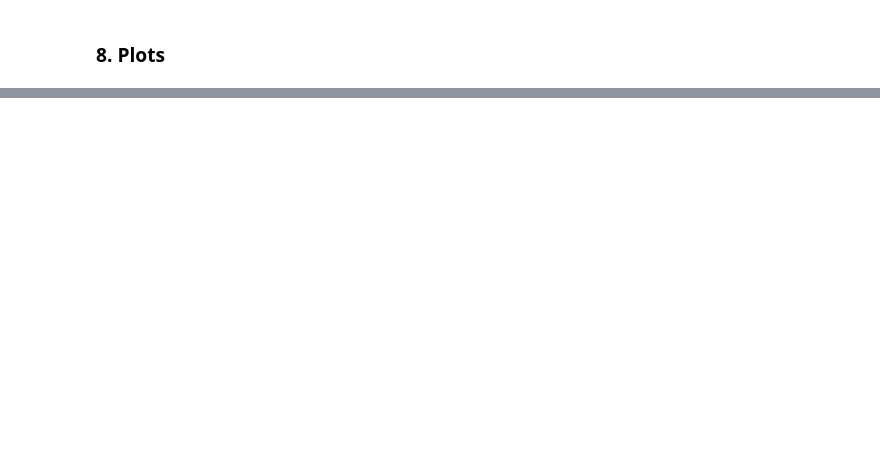
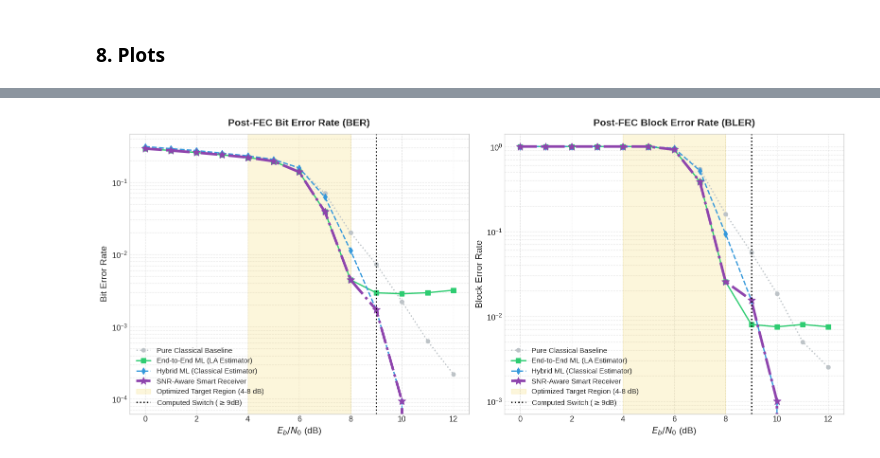
Before and after one commit to giankev/lightweight-model-for-signal-processing, a Jupyter notebook: 04_Hybrid_LA_NN_OFDM.ipynb, the cells around one changed output, grey strips where cells are left out. Saved outputs shown, nothing was run; the diff lists cells and outputs as text; code cells hidden in the pictures; blank space fills up the shorter version.

```diff
--- a/04_Hybrid_LA_NN_OFDM.ipynb
+++ b/04_Hybrid_LA_NN_OFDM.ipynb
@@ -540,0 +830,81 @@ plt.show()
+# %%
+print("\n" + "="*90)
+print("DYNAMIC SNR-AWARE RECEIVER ROUTING EVALUATION")
+print("="*90)
+
+# 1. DYNAMICALLY FIND THE OPTIMAL SWITCH THRESHOLD
+# Find the first Eb/N0 index where Hybrid ML is strictly better than End-to-End ML
+switch_idx = len(ebn0_range_post) # Default to never switching
+for i in range(len(ebn0_range_post)):
+    if hybrid_post_ber[i] < ml_post_ber[i]:
+        switch_idx = i
+        break
+
+# Determine the exact Eb/N0 threshold
+switch_thresh = ebn0_range_post[switch_idx] if switch_idx < len(ebn0_range_post) else ebn0_range_post[-1]
+print(f"Optimal Algorithmic Switch computed at: Eb/N0 >= {switch_thresh} dB\n")
+
+# 2. COMPUTE THE SMART RECEIVER ARRAYS AND PRINT LOGS
+smart_ber = []
+smart_bler = []
+
+for i, ebno in enumerate(ebn0_range_post):
+    # Routing Logic: Switch from End-to-End ML to Hybrid ML
+    if ebno < switch_thresh:
+        s_ber, s_bler = ml_post_ber[i], ml_bler[i]
+        route = "E2E-ML" # Padded for clean log alignment
+    else:
+        s_ber, s_bler = hybrid_post_ber[i], hybrid_bler[i]
+        route = "HYBRID"
+
+    smart_ber.append(s_ber)
+    smart_bler.append(s_bler)
+
+    # Print the step-by-step routing decision in your original format
+    print(f"Eb/N0={ebno:4.1f} dB | BASE BER={base_post_ber[i]:.3e} | ML BER={ml_post_ber[i]:.3e} | "
+          f"HYBRID BER={hybrid_post_ber[i]:.3e} | SMART BER={s_ber:.3e} (Route: {route})")
+
+# 3. GENERATE QUALITY PLOTS
+fig, axes = plt.subplots(1, 2, figsize=(16, 7))
+
+# --- Subplot 1: Bit Error Rate (BER) ---
+ax1 = axes[0]
+ax1.semilogy(ebn0_range_post, base_post_ber, color='#bdc3c7', marker='o', linestyle=':', linewidth=2, markersize=6, label='Pure Classical Baseline')
+ax1.semilogy(ebn0_range_post, ml_post_ber, color='#2ecc71', marker='s', linestyle='-', linewidth=2, markersize=7, label='End-to-End ML (LA Estimator)')
+ax1.semilogy(ebn0_range_post, hybrid_post_ber, color='#3498db', marker='d', linestyle='--', linewidth=2, markersize=7, label='Hybrid ML (Classical Estimator)')
+
+# Plot the Smart Receiver Line (Thicker, distinct style)
+ax1.semilogy(ebn0_range_post, smart_ber, color='#8e44ad', marker='*', linestyle='-.', linewidth=4, markersize=12, label='SNR-Aware Smart Receiver')
+
+ax1.axvspan(4, 8, color='#f1c40f', alpha=0.15, label='Optimized Target Region (4-8 dB)')
+ax1.axvline(x=switch_thresh, color='black', linestyle=':', linewidth=2, label=rf'Computed Switch ($\geq${switch_thresh}dB)')
+
+ax1.set_title("Post-FEC Bit Error Rate (BER)", fontsize=15, fontweight='bold', pad=12)
+ax1.set_xlabel(r"$E_b/N_0$ (dB)", fontsize=14)
+ax1.set_ylabel("Bit Error Rate", fontsize=14)
+ax1.tick_params(axis='both', which='major', labelsize=12)
+ax1.grid(True, which="both", ls="--", alpha=0.5)
+ax1.legend(fontsize=11, loc='lower left', framealpha=0.9)
+
+# --- Subplot 2: Block Error Rate (BLER) ---
+ax2 = axes[1]
+ax2.semilogy(ebn0_range_post, base_bler, color='#bdc3c7', marker='o', linestyle=':', linewidth=2, markersize=6, label='Pure Classical Baseline')
+ax2.semilogy(ebn0_range_post, ml_bler, color='#2ecc71', marker='s', linestyle='-', linewidth=2, markersize=7, label='End-to-End ML (LA Estimator)')
+ax2.semilogy(ebn0_range_post, hybrid_bler, color='#3498db', marker='d', linestyle='--', linewidth=2, markersize=7, label='Hybrid ML (Classical Estimator)')
+
+# Plot the Smart Receiver Line
+ax2.semilogy(ebn0_range_post, smart_bler, color='#8e44ad', marker='*', linestyle='-.', linewidth=4, markersize=12, label='SNR-Aware Smart Receiver')
+
+ax2.axvspan(4, 8, color='#f1c40f', alpha=0.15, label='Optimized Target Region (4-8 dB)')
+ax2.axvline(x=switch_thresh, color='black', linestyle=':', linewidth=2, label=rf'Computed Switch ($\geq${switch_thresh}dB)')
+
+ax2.set_title("Post-FEC Block Error Rate (BLER)", fontsize=15, fontweight='bold', pad=12)
+ax2.set_xlabel(r"$E_b/N_0$ (dB)", fontsize=14)
+ax2.set_ylabel("Block Error Rate", fontsize=14)
+ax2.tick_params(axis='both', which='major', labelsize=12)
+ax2.grid(True, which="both", ls="--", alpha=0.5)
+ax2.legend(fontsize=11, loc='lower left', framealpha=0.9)
+
+plt.tight_layout()
+plt.show()
+# %% [output]
@@ -540,0 +929 @@ plt.show()
+[figure, added]
```
Also changed, not shown: parts of 14 cells of this notebook, 1 other file.
